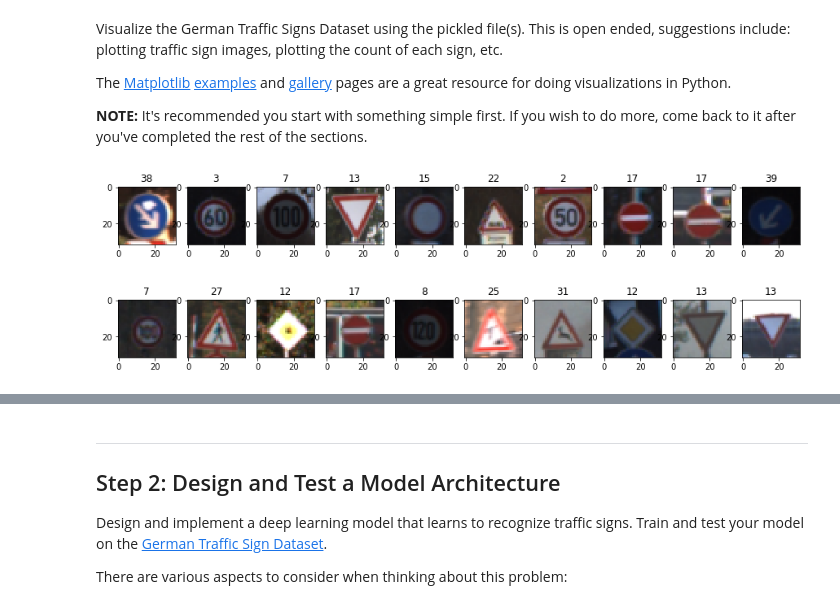
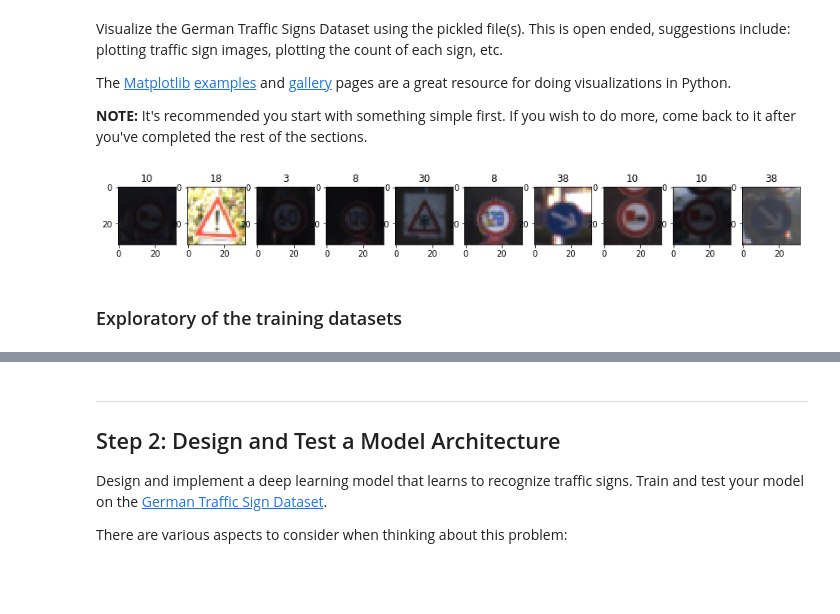
Before and after one commit to ywiyogo/CarND-Traffic-Sign-Classifier-Project, a Jupyter notebook: Traffic_Sign_Classifier.ipynb, the cells around one changed output, grey strips where cells are left out. Cells and saved outputs as stored; diff of their text form; code cells hidden in the pictures; blank space fills up the shorter version.

```diff
--- a/Traffic_Sign_Classifier.ipynb
+++ b/Traffic_Sign_Classifier.ipynb
@@ -95,38 +96,43 @@ The [Matplotlib](http://matplotlib.org/) [examples](http://matplotlib.org/exampl
 # %%
 ### Data exploration visualization code goes here.
 ### Feel free to use as many code cells as needed.
 import matplotlib.pyplot as plt
 import random
 # Visualizations will be shown in the notebook.
 %matplotlib inline
 
-def visualize_compare(img, img2=None):
+
+def visualize_images(imgs, color=""):
     fig = plt.figure()
-    if img2 is None:
-        plt.imshow(img, cmap="gray")
+    i=1
+    if color == "gray":
+        for img in imgs:
+            ax = fig.add_subplot(1,len(imgs),i)
+            i=i+1
+            ax.imshow(img, cmap="gray")
     else:
-        ax = fig.add_subplot(121)
-        ax.imshow(img, cmap="gray")
-        ax2 = fig.add_subplot(122)
-        ax2.imshow(img2, cmap="gray")
+        for img in imgs:
+            ax = fig.add_subplot(1,len(imgs),i)
+            i=i+1
+            ax.imshow(img)
 
 # Visualize 6 different images randomly
-def visualize(num, arr4DImgFeature, arrTrainLabel, color='None'):
+def visualize_random(num, arr4DImgFeature, arrTrainLabel, color='None'):
     fig = plt.figure(figsize=(15, 15))
     num_plot=num
     for i in range(num_plot):
         index = random.randint(0, len(arr4DImgFeature))
         image = arr4DImgFeature[index].squeeze()
 
         ax=fig.add_subplot(1,num_plot,i+1, )
         ax.set_title(str(arrTrainLabel[index]))
         if (color == "gray"):
             ax.imshow(image, cmap="gray")
         else:
             ax.imshow(image)
 
-visualize(10,X_train, y_train)
-visualize(10,X_train, y_train)
+visualize_random(10,X_train, y_train)
 # %% [output]
-[figure, old version]
+[figure, new version]
-[figure, removed]
+# %% [markdown]
+### Exploratory of the training datasets
```
Also changed, not shown: parts of 13 cells of this notebook, 2 other files.
